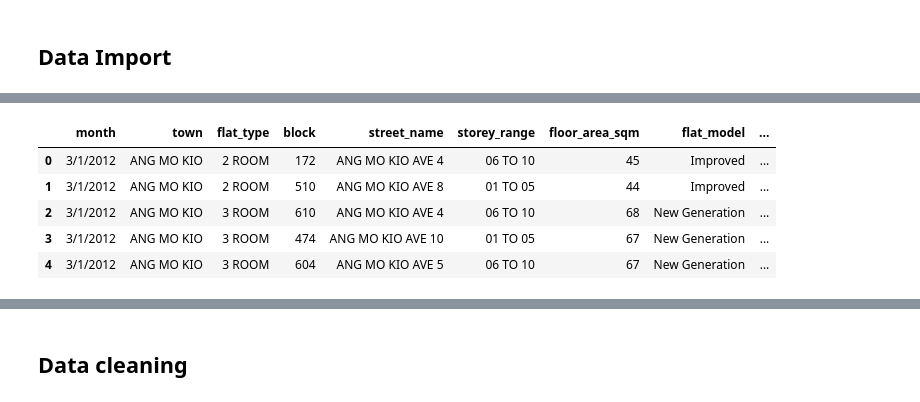
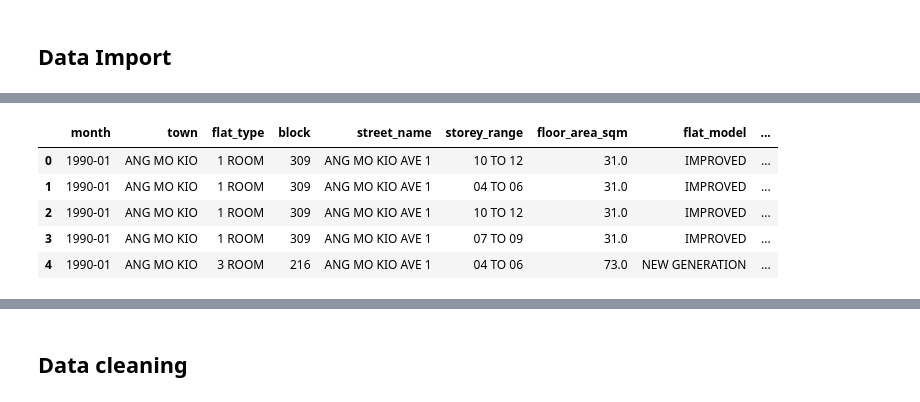
Before and after one commit to sentheta/SC1015-Project, a Jupyter notebook: Cleaning.ipynb, the cells around one changed output, grey strips where cells are left out. Cells and saved outputs as stored; diff of their text form; code cells hidden in the pictures.

```diff
--- a/Cleaning.ipynb
+++ b/Cleaning.ipynb
@@ -12,3 +11,13 @@ sb.set()
 warnings.filterwarnings('ignore')
 # %% [markdown]
 ## Data Import
+# %%
+dat1 = pd.read_csv("resale-flat-prices-based-on-approval-date-1990-1999.csv")
+dat2 = pd.read_csv("resale-flat-prices-based-on-approval-date-2000-feb-2012.csv")
+dat3 = pd.read_csv("resale-flat-prices-based-on-registration-date-from-mar-2012-to-dec-2014.csv")
+dat4 = pd.read_csv("resale-flat-prices-based-on-registration-date-from-jan-2015-to-dec-2016.csv")
+dat5 = pd.read_csv("resale-flat-prices-based-on-registration-date-from-jan-2017-onwards.csv")
+# %%
+# The last two .csv files have extra collumns
+dat4 = dat4.drop(columns=['remaining_lease'])
+dat5 = dat5.drop(columns=['remaining_lease'])
@@ -15,10 +69,10 @@ warnings.filterwarnings('ignore')
 # %%
-data = pd.read_csv("Housing.csv")
+data = pd.concat([dat1, dat2, dat3, dat4, dat5])
 data.head()
 # %% [output]
 |  | month | town | flat_type | block | street_name | storey_range | floor_area_sqm | flat_model | ... |
-| 0 | 3/1/2012 | ANG MO KIO | 2 ROOM | 172 | ANG MO KIO AVE 4 | 06 TO 10 | 45 | Improved | ... |
-| 1 | 3/1/2012 | ANG MO KIO | 2 ROOM | 510 | ANG MO KIO AVE 8 | 01 TO 05 | 44 | Improved | ... |
-| 2 | 3/1/2012 | ANG MO KIO | 3 ROOM | 610 | ANG MO KIO AVE 4 | 06 TO 10 | 68 | New Generation | ... |
-| 3 | 3/1/2012 | ANG MO KIO | 3 ROOM | 474 | ANG MO KIO AVE 10 | 01 TO 05 | 67 | New Generation | ... |
-| 4 | 3/1/2012 | ANG MO KIO | 3 ROOM | 604 | ANG MO KIO AVE 5 | 06 TO 10 | 67 | New Generation | ... |
+| 0 | 1990-01 | ANG MO KIO | 1 ROOM | 309 | ANG MO KIO AVE 1 | 10 TO 12 | 31.0 | IMPROVED | ... |
+| 1 | 1990-01 | ANG MO KIO | 1 ROOM | 309 | ANG MO KIO AVE 1 | 04 TO 06 | 31.0 | IMPROVED | ... |
+| 2 | 1990-01 | ANG MO KIO | 1 ROOM | 309 | ANG MO KIO AVE 1 | 10 TO 12 | 31.0 | IMPROVED | ... |
+| 3 | 1990-01 | ANG MO KIO | 1 ROOM | 309 | ANG MO KIO AVE 1 | 07 TO 09 | 31.0 | IMPROVED | ... |
+| 4 | 1990-01 | ANG MO KIO | 3 ROOM | 216 | ANG MO KIO AVE 1 | 04 TO 06 | 73.0 | NEW GENERATION | ... |
```
Also changed, not shown: parts of 12 cells of this notebook, 2 other files.
